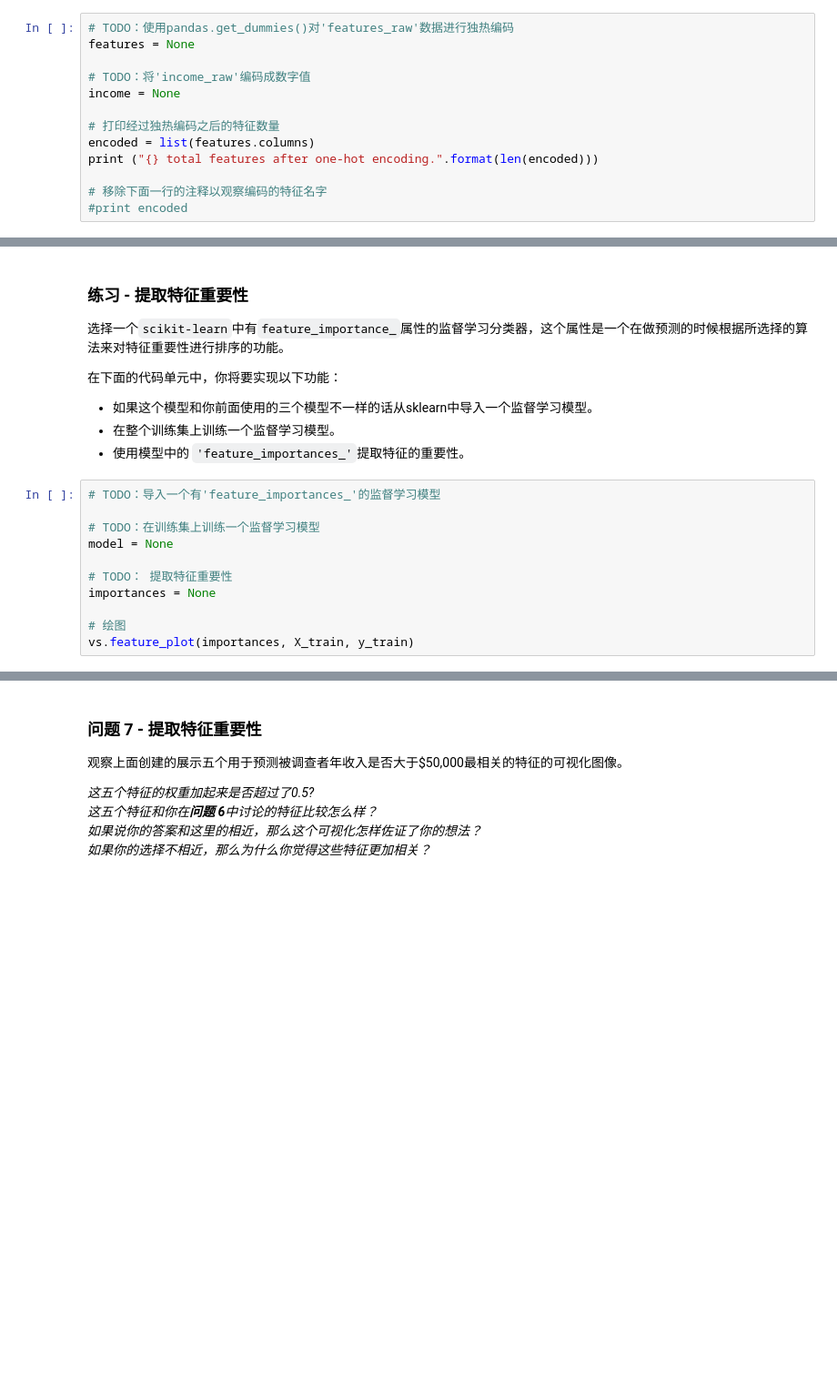
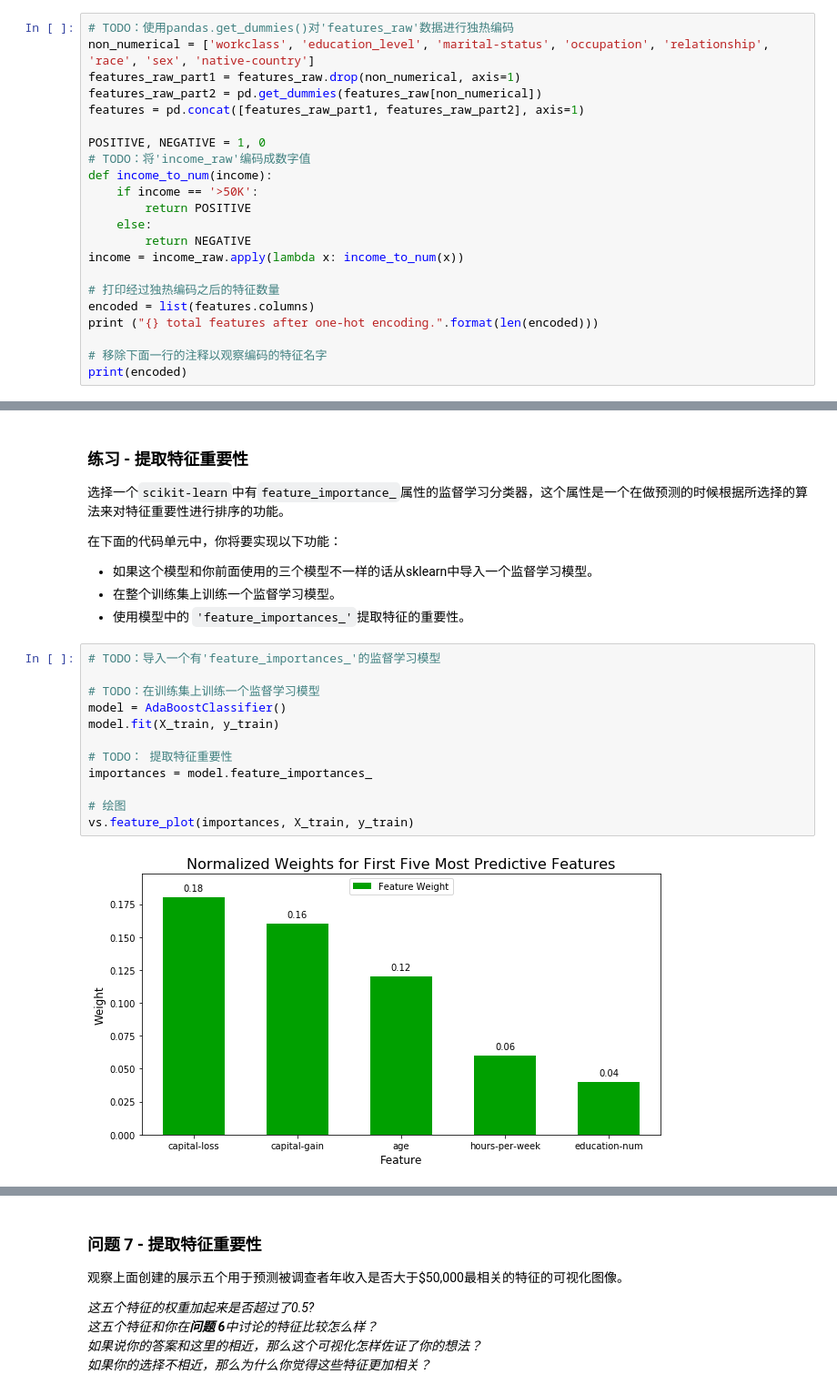
Before and after one commit to rawk-v/MLND-projects, a Jupyter notebook: project2-finding-donors/finding_donors.ipynb, the cells around one changed output, grey strips where cells are left out. Shown: that part at 91% size. Saved outputs shown, nothing was run; the diff lists cells and outputs as text; blank space fills up the shorter version.

```diff
--- a/project2-finding-donors/finding_donors.ipynb
+++ b/project2-finding-donors/finding_donors.ipynb
@@ -126,14 +141,23 @@ display(features_raw.head(n = 1))
    - 将"<=50K"转换成`0`；将">50K"转换成`1`。
 # %%
 # TODO：使用pandas.get_dummies()对'features_raw'数据进行独热编码
-features = None
+non_numerical = ['workclass', 'education_level', 'marital-status', 'occupation', 'relationship', 'race', 'sex', 'native-country']
+features_raw_part1 = features_raw.drop(non_numerical, axis=1)
+features_raw_part2 = pd.get_dummies(features_raw[non_numerical])
+features = pd.concat([features_raw_part1, features_raw_part2], axis=1)
 
+POSITIVE, NEGATIVE = 1, 0
 # TODO：将'income_raw'编码成数字值
-income = None
+def income_to_num(income):
+    if income == '>50K':
+        return POSITIVE
+    else:
+        return NEGATIVE
+income = income_raw.apply(lambda x: income_to_num(x))
 
 # 打印经过独热编码之后的特征数量
 encoded = list(features.columns)
 print ("{} total features after one-hot encoding.".format(len(encoded)))
 
 # 移除下面一行的注释以观察编码的特征名字
-#print encoded
+print(encoded)
@@ -488,11 +631,14 @@ _在这十三个记录中，你认为哪五个特征对于预测是最重要的
 # %%
 # TODO：导入一个有'feature_importances_'的监督学习模型
 
 # TODO：在训练集上训练一个监督学习模型
-model = None
+model = AdaBoostClassifier()
+model.fit(X_train, y_train)
 
 # TODO： 提取特征重要性
-importances = None
+importances = model.feature_importances_
 
 # 绘图
 vs.feature_plot(importances, X_train, y_train)
+# %% [output]
+[figure, added]
```
Also changed, not shown: parts of 33 cells of this notebook.
